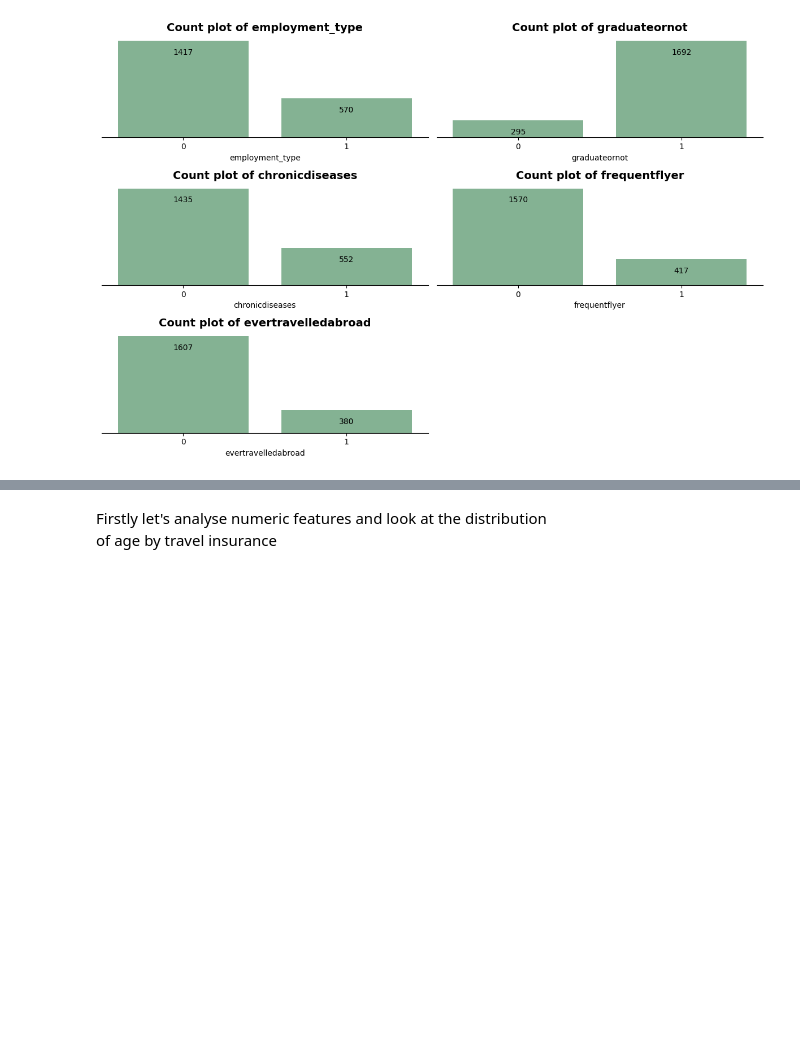
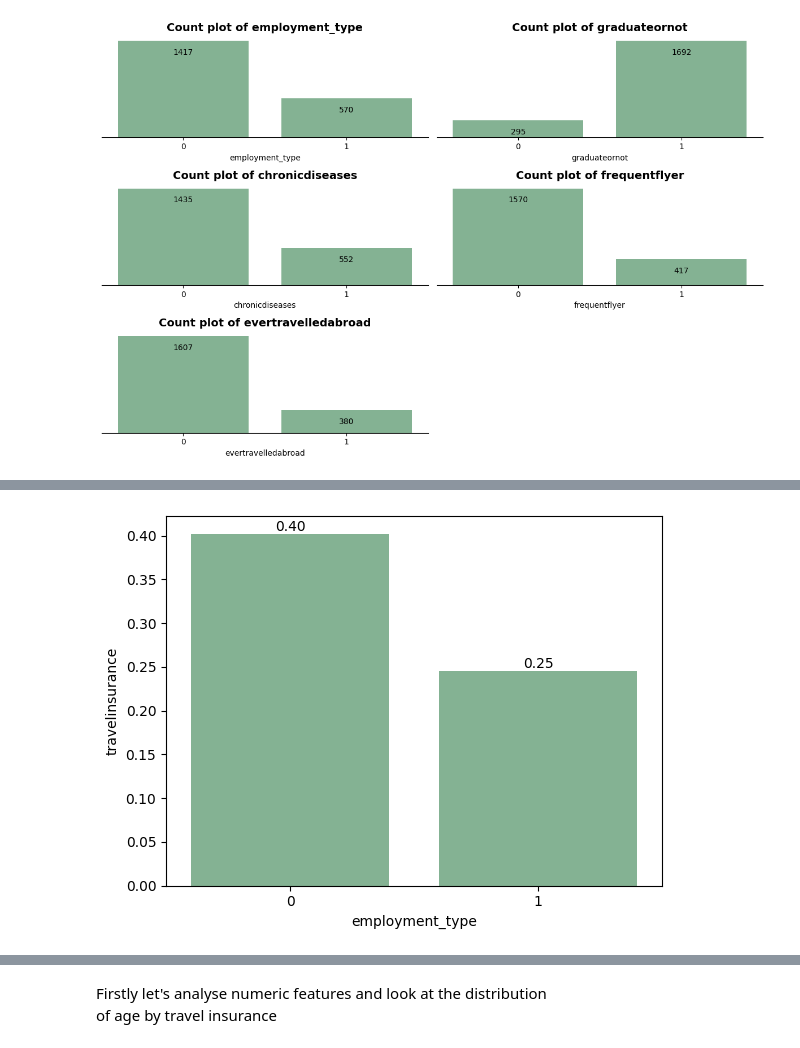
Before and after one commit to ShariYo/Modul3_Sprint1, a Jupyter notebook: project/main.ipynb, the cells around one changed output, grey strips where cells are left out. Saved outputs shown, nothing was run; the diff lists cells and outputs as text; code cells hidden in the pictures; blank space fills up the shorter version.

```diff
--- a/project/main.ipynb
+++ b/project/main.ipynb
@@ -212,0 +239,12 @@ plt.show()
+# %%
+def barplt(data=None, x=None, y=None, hue=None):
+    ax = sns.barplot(data=data, x=x, y=y, hue=hue, errorbar=None)
+    for container in ax.containers:
+        ax.bar_label(container, fmt="%.2f")
+    ax.axes.get_yaxis().set_visible(False)
+    ax.axes.get_xaxis().set_visible(True)
+    ax.set_frame_on(False)
+
+barplt(data=travel_cate, x="employment_type", y="travelinsurance", hue=None)
+# %% [output]
+[figure, added]
```
Also changed, not shown: parts of 10 cells of this notebook.
